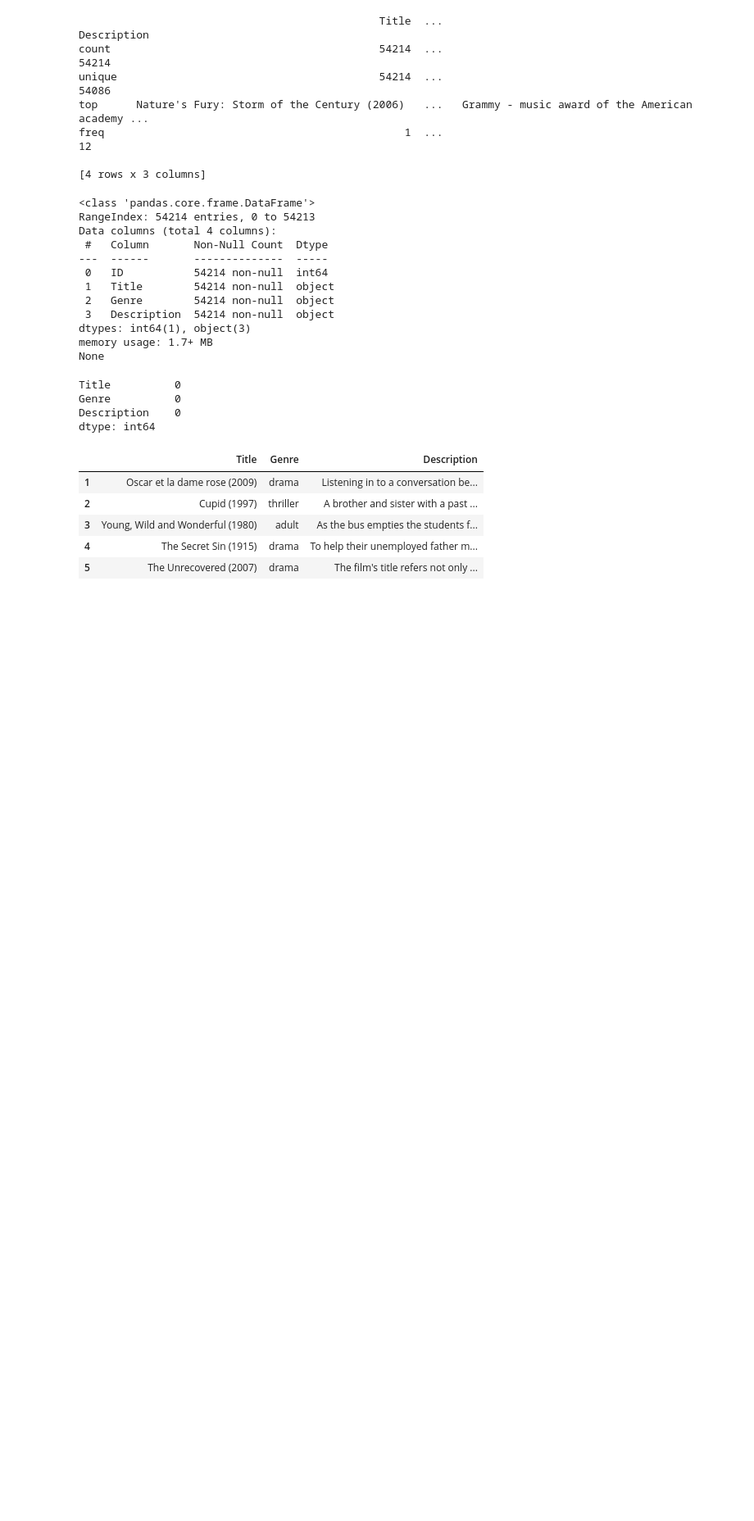
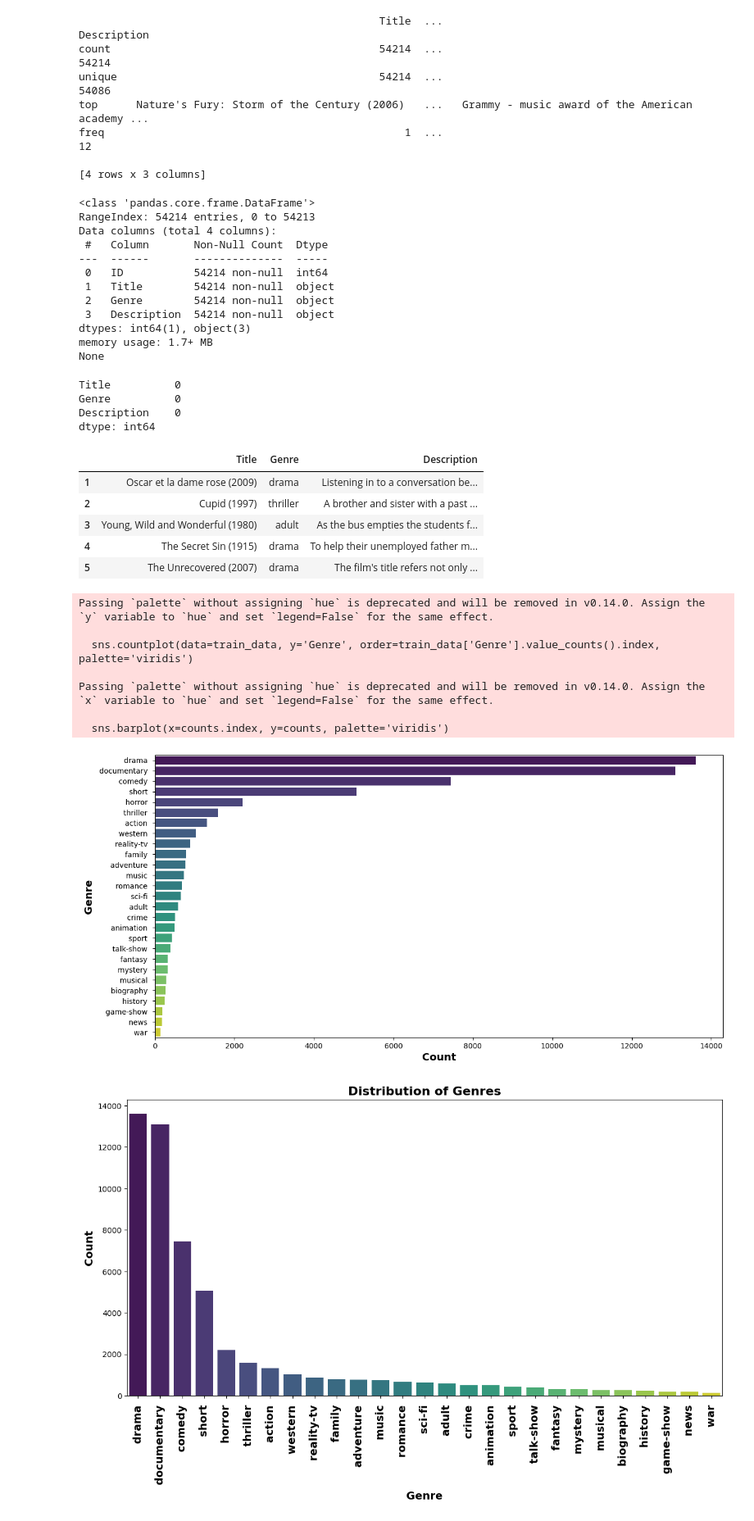
Before and after one commit to jayasri-ds-dev/CODSOFT, a Jupyter notebook: Task1.ipynb, the cells around one changed output. Shown at 82% size. Cells and saved outputs as stored; diff of their text form; code cells hidden in the pictures; blank space fills up the shorter version.

```diff
--- a/Task1.ipynb
+++ b/Task1.ipynb
@@ -70,3 +71,32 @@ train_data.head()
 | 3 | Young, Wild and Wonderful (1980) | adult | As the bus empties the students f... |
 | 4 | The Secret Sin (1915) | drama | To help their unemployed father m... |
 | 5 | The Unrecovered (2007) | drama | The film's title refers not only ... |
+# %%
+import matplotlib.pyplot as plt
+import seaborn as sns
+import pandas as pd
+train_path = "Genre Classification Dataset/train_data.txt"
+train_data = pd.read_csv(train_path, sep=':::', names=['Title', 'Genre', 'Description'], engine='python')
+train_data.head()
+plt.figure(figsize=(14, 7))
+sns.countplot(data=train_data, y='Genre', order=train_data['Genre'].value_counts().index, palette='viridis')
+plt.xlabel('Count', fontsize=14, fontweight='bold')
+plt.ylabel('Genre', fontsize=14, fontweight='bold')
+plt.figure(figsize=(14, 7))
+counts = train_data['Genre'].value_counts()
+sns.barplot(x=counts.index, y=counts, palette='viridis')
+plt.xlabel('Genre', fontsize=14, fontweight='bold')
+plt.ylabel('Count', fontsize=14, fontweight='bold')
+plt.title('Distribution of Genres', fontsize=16, fontweight='bold')
+plt.xticks(rotation=90, fontsize=14, fontweight='bold')
+plt.show()
+# %% [output]
+Passing `palette` without assigning `hue` is deprecated and will be removed in v0.14.0. Assign the `y` variable to `hue` and set `legend=False` for the same effect.
+
+  sns.countplot(data=train_data, y='Genre', order=train_data['Genre'].value_counts().index, palette='viridis')
+
+Passing `palette` without assigning `hue` is deprecated and will be removed in v0.14.0. Assign the `x` variable to `hue` and set `legend=False` for the same effect.
+
+  sns.barplot(x=counts.index, y=counts, palette='viridis')
+[figure, added]
+[figure, added]
```
Also changed, not shown: parts of 7 cells of this notebook.
